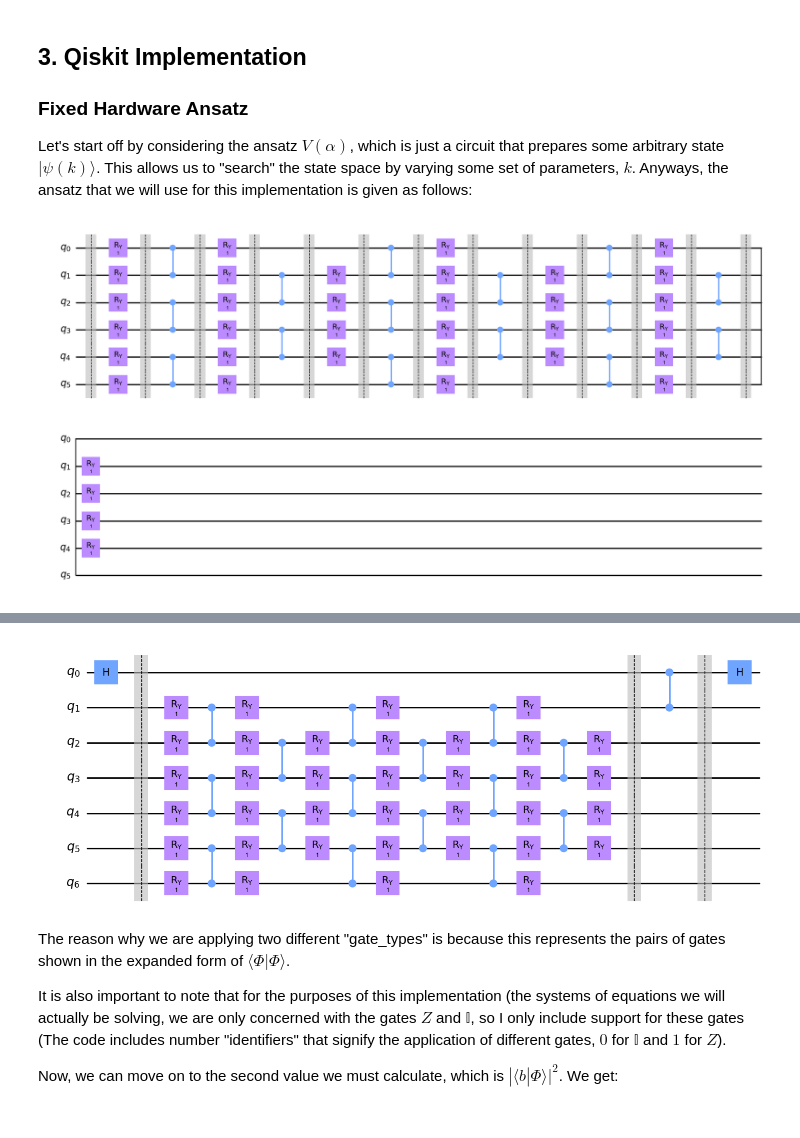
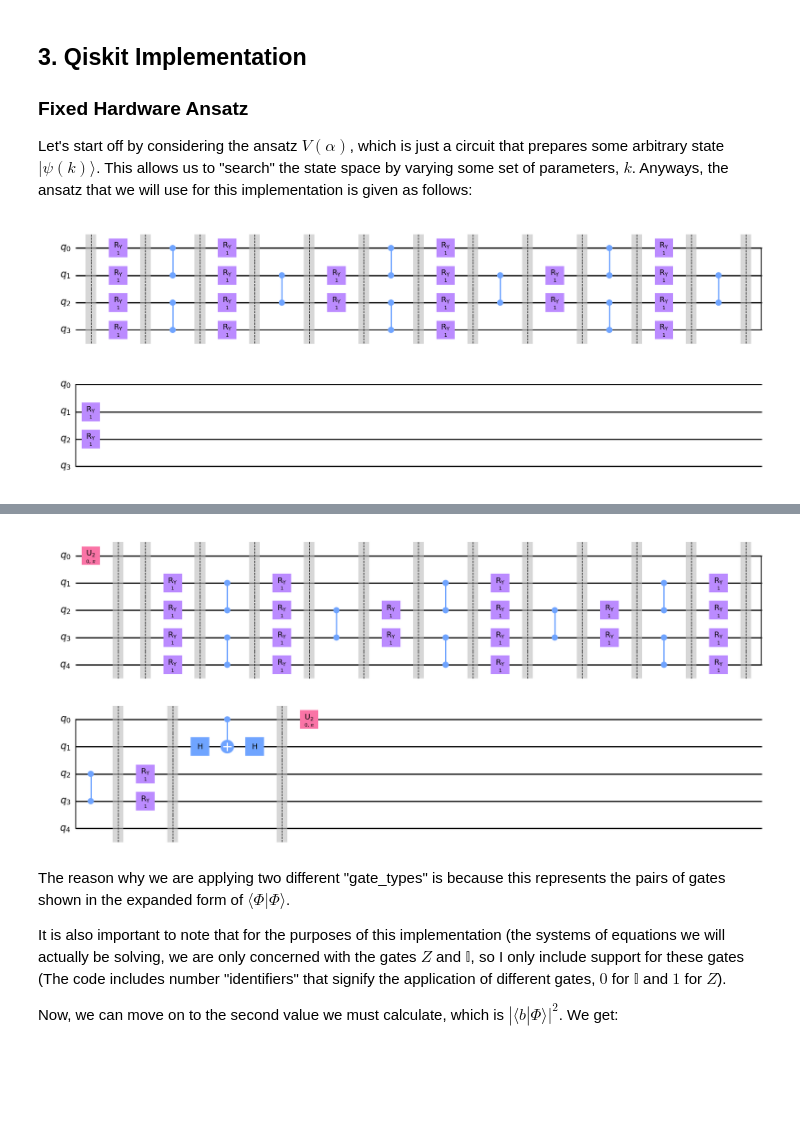
Before and after one commit to cezaris13/CourseWork, a Jupyter notebook: VQLS-QSVM-Implementation/CodeExamples/VQLS.ipynb, the cells around one changed output, grey strips where cells are left out. Saved outputs shown, nothing was run; the diff lists cells and outputs as text; code cells hidden in the pictures; blank space fills up the shorter version.

Commit message:
optimized circuit contruction

```diff
--- a/VQLS-QSVM-Implementation/CodeExamples/VQLS.ipynb
+++ b/VQLS-QSVM-Implementation/CodeExamples/VQLS.ipynb
@@ -15,7 +15,8 @@ from Code.VQLS.LabelVector import labelVectorCircuit,controlledLabelVectorCircui
 from Code.VQLS.Minimization import minimization, getApproximationValue, plotCost
 from Code.Utils import createMatrixFromParameters, generateParams, appendMatrices
 # %%
-qubits = 10 # 3
+qubits = 3 # 3
+iterations = 2000
 layers = 3
 shots: int = 10000
 # %% [markdown]
@@ -53,7 +54,7 @@ params = generateParams(qubits,layers)
 fixedAnsatz(circ, qubits, params,layers=layers, barrier=True)
 circ.draw(output="mpl", style="clifford")
 # %% [output]
-[figure, old version]
+[figure, new version]
 # %% [markdown]
 This is called a **fixed hardware ansatz**: the configuration of quantum gates remains the same for each run of the circuit, all that changes are the parameters. Unlike the QAOA ansatz, it is not composed solely of Trotterized Hamiltonians. The applications of $Ry$ gates allow us to search the state space, while the $CZ$ gates create "interference" between the different qubit states.
 
@@ -201,15 +202,20 @@ and so our task becomes computing every possible term $\langle 0 | V(k)^{\dagger
 # %%
 circ: QuantumCircuit = QuantumCircuit(qubits+1)
 matrices = ["ZII"]
 matrices = appendMatrices(matrices, qubits)
 matrix: np.ndarray  = createMatrixFromParameters([1], matrices)
-
 paulis, coefficientSet = getLCU(matrix)
 params = generateParams(qubits, layers=layers)
-hadamardTest(circ,paulis, qubits, params)
+
+fixedAnsatzCircuit = QuantumCircuit(qubits+1)
+fixedAnsatz(fixedAnsatzCircuit, qubits, params,layers=layers, barrier=True,offset=1)
+
+
+hadamardTest(circ,paulis, fixedAnsatzCircuit)
 circ.draw(output="mpl", style="clifford")
+circ.decompose().draw(output="mpl", style="clifford")
 # %% [output]
-[figure, old version]
+[figure, new version]
 # %% [markdown]
 The reason why we are applying two different "gate_types" is because this represents the pairs of gates shown in the expanded form of $\langle \Phi | \Phi \rangle$.
 
```
Also changed, not shown: parts of 9 cells of this notebook, 6 other files.
